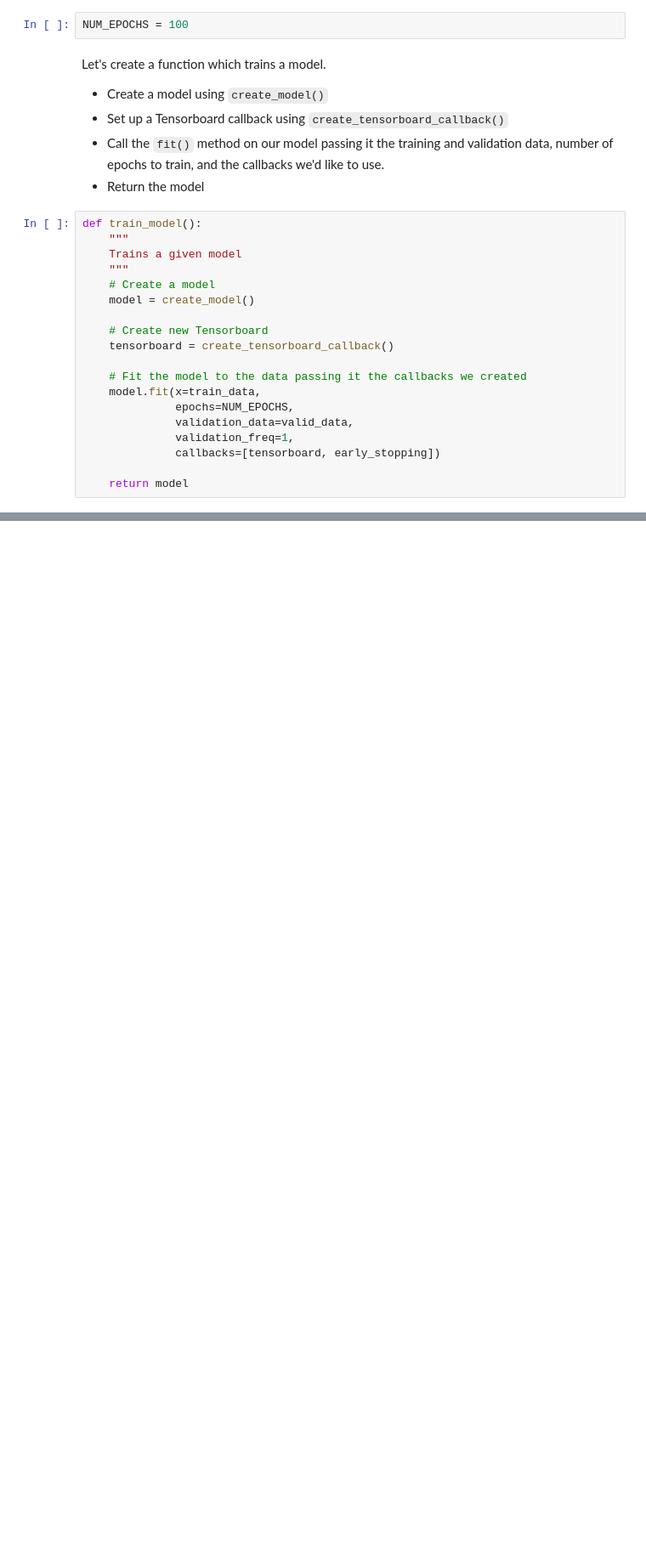
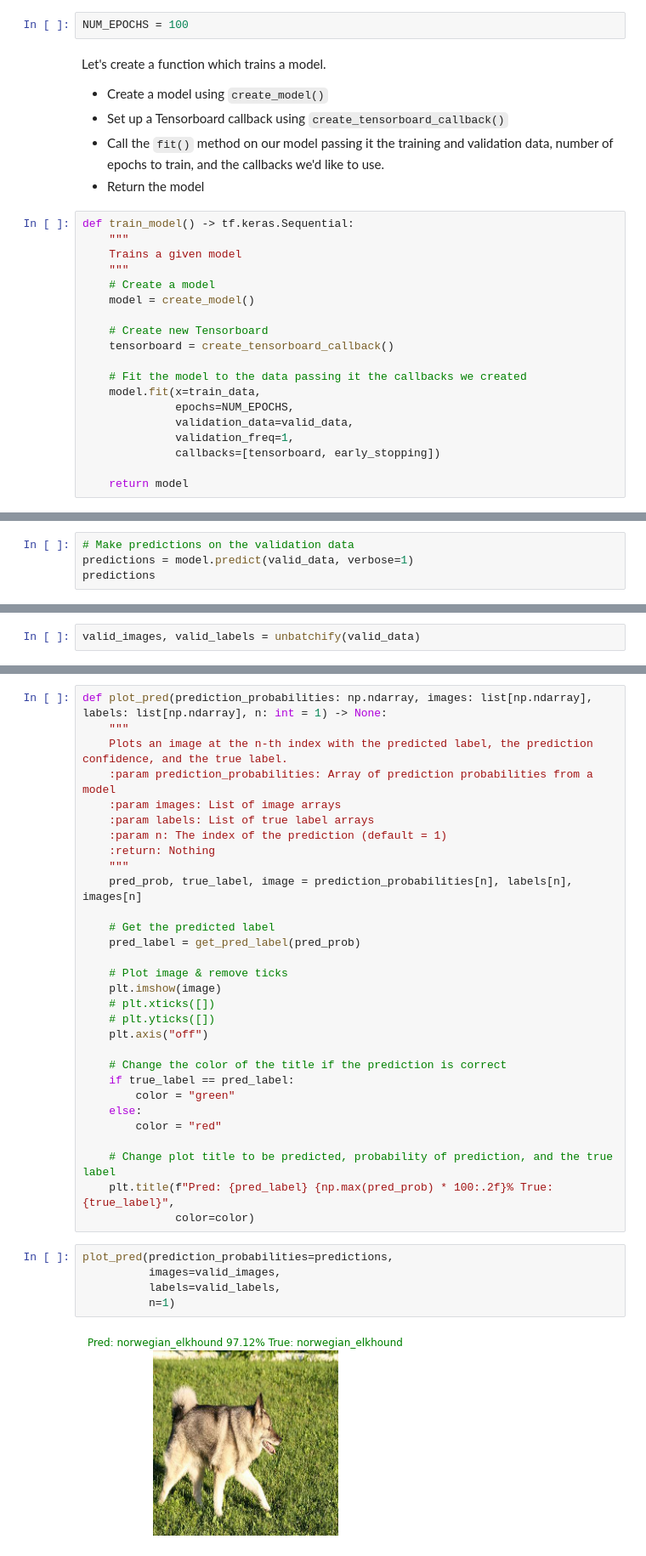
Before and after one commit to Zenoix/Dog-Vision, a Jupyter notebook: dog_vision.ipynb, the cells around one changed output, grey strips where cells are left out. Shown at 85% size. Cells and saved outputs as stored; diff of their text form; blank space fills up the shorter version.

```diff
--- a/dog_vision.ipynb
+++ b/dog_vision.ipynb
@@ -492,7 +495,7 @@ Let's create a function which trains a model.
 - Call the `fit()` method on our model passing it the training and validation data, number of epochs to train, and the callbacks we'd like to use.
 - Return the model
 # %%
-def train_model():
+def train_model() -> tf.keras.Sequential:
     """
     Trains a given model
     """
@@ -539,0 +547,4 @@ It looks like our model may be overfitting as it is performing way better on our
+# %%
+# Make predictions on the validation data
+predictions = model.predict(valid_data, verbose=1)
+predictions
@@ -539,0 +606,2 @@ It looks like our model may be overfitting as it is performing way better on our
+# %%
+valid_images, valid_labels = unbatchify(valid_data)
@@ -539,0 +640,37 @@ It looks like our model may be overfitting as it is performing way better on our
+# %%
+def plot_pred(prediction_probabilities: np.ndarray, images: list[np.ndarray], labels: list[np.ndarray], n: int = 1) -> None:
+    """
+    Plots an image at the n-th index with the predicted label, the prediction confidence, and the true label.
+    :param prediction_probabilities: Array of prediction probabilities from a model
+    :param images: List of image arrays
+    :param labels: List of true label arrays
+    :param n: The index of the prediction (default = 1)
+    :return: Nothing
+    """
+    pred_prob, true_label, image = prediction_probabilities[n], labels[n], images[n]
+
+    # Get the predicted label
+    pred_label = get_pred_label(pred_prob)
+
+    # Plot image & remove ticks
+    plt.imshow(image)
+    # plt.xticks([])
+    # plt.yticks([])
+    plt.axis("off")
+
+    # Change the color of the title if the prediction is correct
+    if true_label == pred_label:
+        color = "green"
+    else:
+        color = "red"
+
+    # Change plot title to be predicted, probability of prediction, and the true label
+    plt.title(f"Pred: {pred_label} {np.max(pred_prob) * 100:.2f}% True: {true_label}",
+              color=color)
+# %%
+plot_pred(prediction_probabilities=predictions,
+          images=valid_images,
+          labels=valid_labels,
+          n=1)
+# %% [output]
+[figure, added]
```
Also changed, not shown: parts of 29 cells of this notebook.
